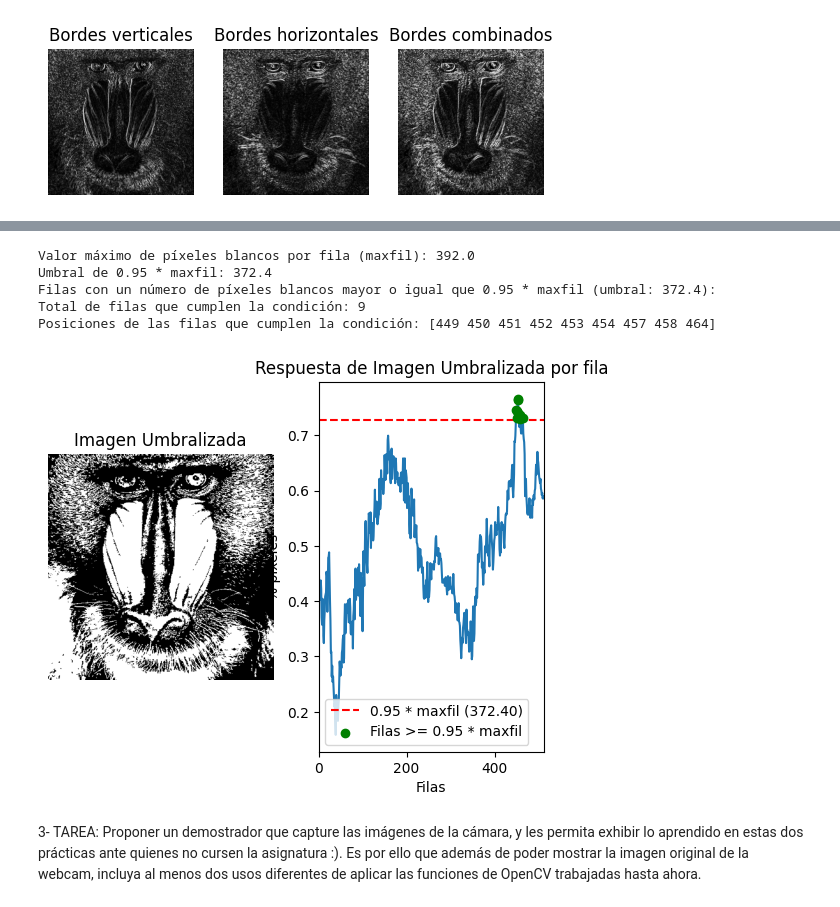
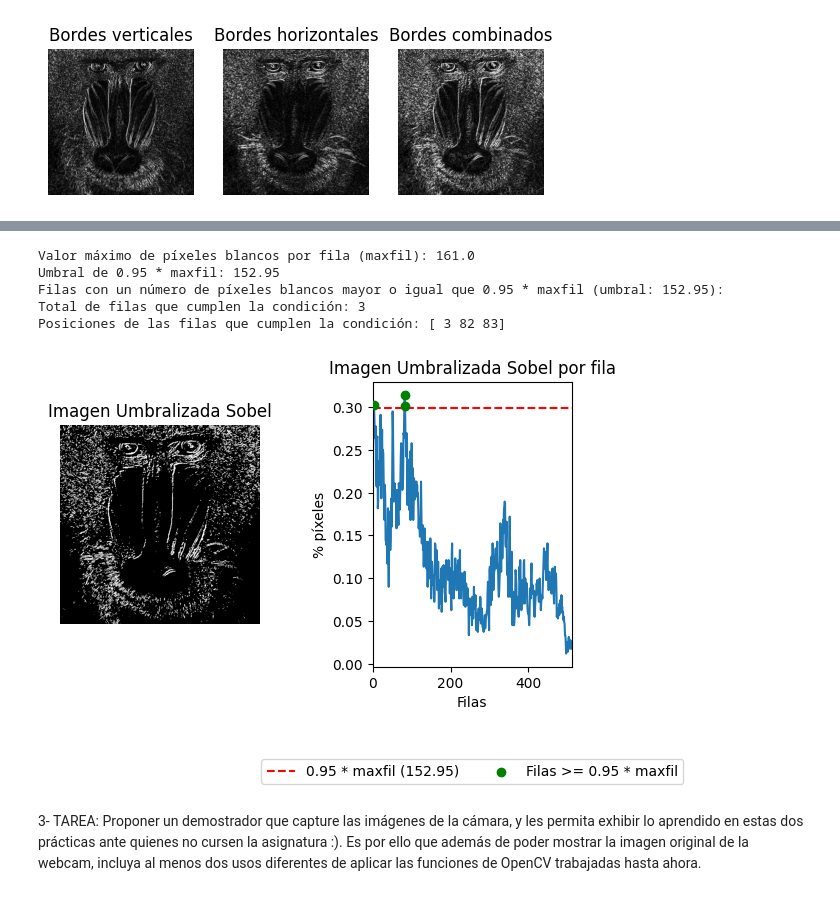
Before and after one commit to 0xM4rc/VC, a Jupyter notebook: Practica2/VC_P2.ipynb, the cells around one changed output, grey strips where cells are left out. Cells and saved outputs as stored; diff of their text form; code cells hidden in the pictures.

```diff
--- a/Practica2/VC_P2.ipynb
+++ b/Practica2/VC_P2.ipynb
@@ -159,7 +159,7 @@ plt.show()
 #Define valor umbral
 valorUmbral = 130 #Prueba otros valores
 #Obtiene imagen umbralizada para dicho valor definido
-res, imagenUmbralizada = cv2.threshold(gris, valorUmbral, 255, cv2.THRESH_BINARY)
+res, imagenUmbralizada = cv2.threshold(cv2.convertScaleAbs(sobel), valorUmbral, 255, cv2.THRESH_BINARY)
 #Muestra resultado
 plt.imshow(imagenUmbralizada, cmap='gray')
 plt.show()
@@ -240,42 +243,46 @@ maxfil = white_pixels_per_row.max()
 threshold = 0.95 * maxfil
 filas_mayor_95 = np.where(white_pixels_per_row >= threshold)[0]
 
 # Mostrar todas las filas que cumplen la condición
 print(f"Valor máximo de píxeles blancos por fila (maxfil): {maxfil}")
 print(f"Umbral de 0.95 * maxfil: {threshold}")
 print(f"Filas con un número de píxeles blancos mayor o igual que 0.95 * maxfil (umbral: {threshold}):")
 print(f"Total de filas que cumplen la condición: {len(filas_mayor_95)}")
 print(f"Posiciones de las filas que cumplen la condición: {filas_mayor_95}")
 
 # Para visualizar mejor, se puede mostrar también la gráfica de los resultados
 # Normaliza para visualizar el porcentaje de píxeles blancos por fila
 rows_normalized = white_pixels_per_row / imagenUmbralizada.shape[1]
 
 plt.figure()
 plt.subplot(1, 2, 1)
 plt.axis("off")
-plt.title("Imagen Umbralizada")
+plt.title("Imagen Umbralizada Sobel")
 plt.imshow(imagenUmbralizada, cmap='gray')
 
 plt.subplot(1, 2, 2)
-plt.title("Respuesta de Imagen Umbralizada por fila")
+plt.title("Imagen Umbralizada Sobel por fila")
 plt.xlabel("Filas")
 plt.ylabel("% píxeles")
 plt.plot(rows_normalized)
 plt.axhline(y=threshold / imagenUmbralizada.shape[1], color='r', linestyle='--', label=f"0.95 * maxfil ({threshold:.2f})")
 plt.scatter(filas_mayor_95, rows_normalized[filas_mayor_95], color='g', zorder=5, label="Filas >= 0.95 * maxfil")
-plt.legend()
+
+# Colocamos la leyenda por debajo del gráfico
+plt.legend(bbox_to_anchor=(0.5, -0.3), loc='upper center', ncol=2)
+
 # Rango en x definido por las filas
 plt.xlim([0, imagenUmbralizada.shape[0]])
 
+plt.tight_layout()
 plt.show()
 # %% [output]
-Valor máximo de píxeles blancos por fila (maxfil): 392.0
-Umbral de 0.95 * maxfil: 372.4
-Filas con un número de píxeles blancos mayor o igual que 0.95 * maxfil (umbral: 372.4):
-Total de filas que cumplen la condición: 9
-Posiciones de las filas que cumplen la condición: [449 450 451 452 453 454 457 458 464]
+Valor máximo de píxeles blancos por fila (maxfil): 161.0
+Umbral de 0.95 * maxfil: 152.95
+Filas con un número de píxeles blancos mayor o igual que 0.95 * maxfil (umbral: 152.95):
+Total de filas que cumplen la condición: 3
+Posiciones de las filas que cumplen la condición: [ 3 82 83]
-[figure, old version]
+[figure, new version]
 # %% [markdown]
 3- TAREA: Proponer un demostrador que capture las imágenes de la cámara, y les permita exhibir lo aprendido en estas dos prácticas ante quienes no cursen la asignatura :). Es por ello que además de poder mostrar la imagen original de la webcam, incluya al menos dos usos diferentes de aplicar las funciones de OpenCV trabajadas hasta ahora.
 # %%
```
Also changed, not shown: parts of 2 cells of this notebook, 6 other files.
